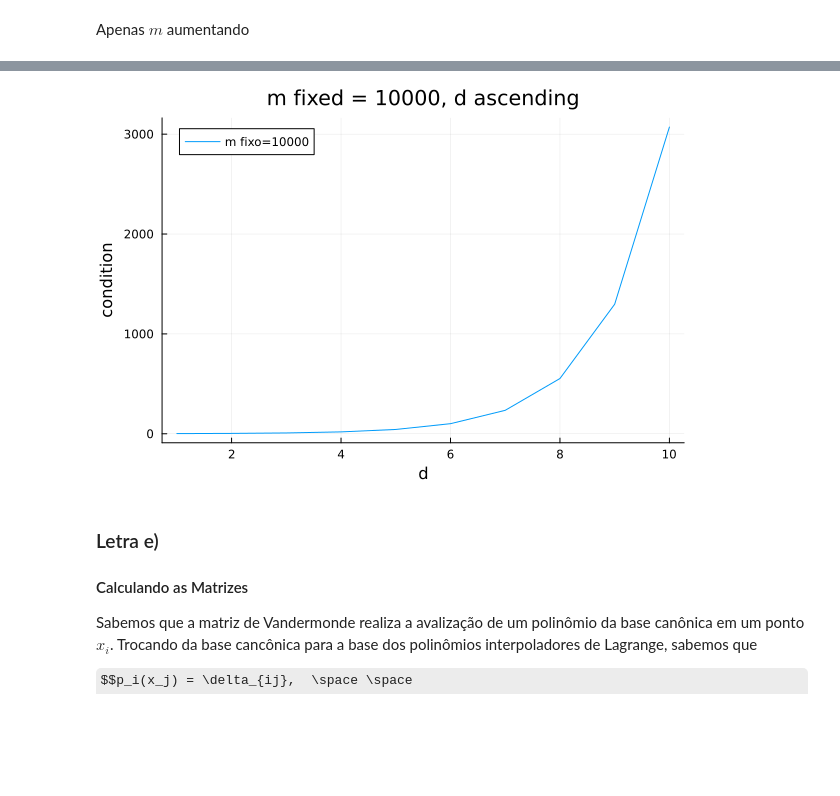
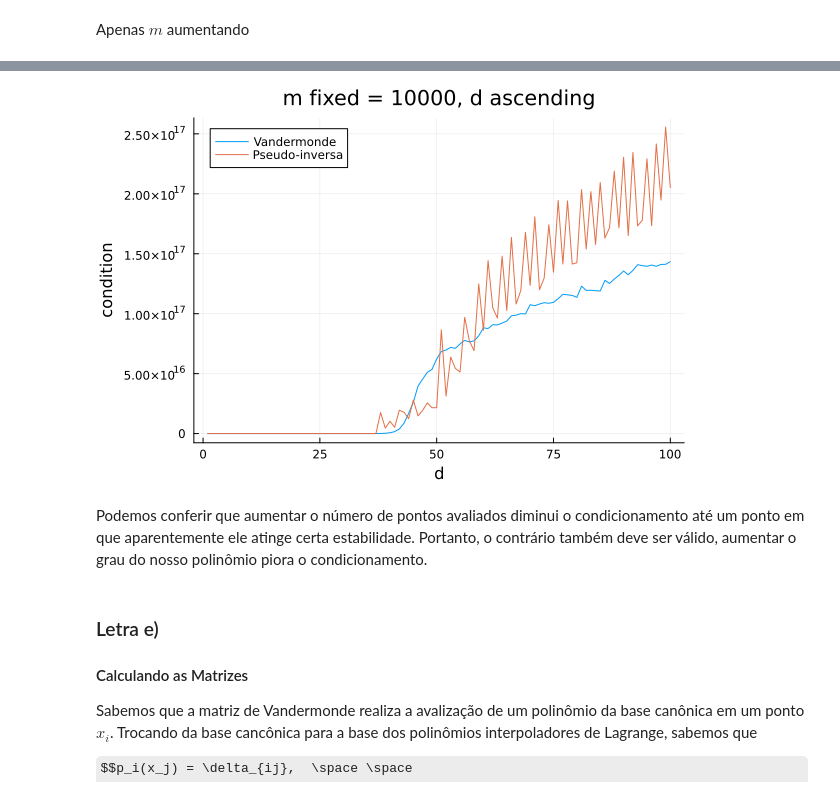
Before and after one commit to davi-dressler/polinomios_interpoladores, a Jupyter notebook: polinomios_interpoladores.ipynb, the cells around one changed output, grey strips where cells are left out. Cells and saved outputs as stored; diff of their text form; code cells hidden in the pictures; some formulas as TeX source; blank space fills up the shorter version.

```diff
--- a/polinomios_interpoladores.ipynb
+++ b/polinomios_interpoladores.ipynb
@@ -63,9 +66,13 @@ function createVandermonde(vetor, d)
     return Vandermonde
 end
 
-function evaluate_condition(m, d)
+function evalConditionVandermonde(m, d; inversa= false)
     vetor = LinRange(-1,1,m)
     V = createVandermonde(vetor, d)
-    return cond(V)
+    if inversa
+        return(cond(pinv(V)))
+    else
+        return cond(V)
+    end
 end
 # %% [output]
@@ -73,23 +80,33 @@ evaluate_condition (generic function with 1 method)
 # %%
-function plot_condition_evaluated(m, d, variate_m = true, variate_d = false, log_scale= false)
+function plot_condition_evaluated(m, d; variate_m = true, variate_d = false, logscale= false)
     if variate_m && !variate_d
-        x = (d+1):m
-        y = [evaluate_condition(i, d) for i in x]
+        x = (d+1):100:m
+        y = [evalConditionVandermonde(i, d) for i in x]
+        y_ = [evalConditionVandermonde(i, d, inversa= true) for i in x]
 
-        if log_scale
-            display(plot(x, y, xlabel= "m", ylabel= "condition", title= "d fixed = $d, m ascending", yscale= :log10))
+        if logscale
+            p = plot(x, y, label= "Vandermonde", xlabel= "m", ylabel= "condition", title= "d fixed = $d, m ascending", yscale= :log10)
+            plot!(p, x, y_, label= "Pseudo-inversa")
+            display(p)
         else
-            display(plot(x, y, xlabel= "m", ylabel= "condition", title= "d fixed = $d, m ascending"))
+            p = plot(x, y, label= "Vandermonde", xlabel= "m", ylabel= "condition", title= "d fixed = $d, m ascending")
+            plot!(p, x, y_, label= "Pseudo-inversa")
+            display(p)
         end
 
     elseif !variate_m && variate_d
         x = 1:d
-        y = [evaluate_condition(m, j) for j in x]
+        y = [evalConditionVandermonde(m, j) for j in x]
+        y_ = [evalConditionVandermonde(m, j, inversa= true) for j in x]
 
-        if log_scale
-            display(plot(x, y, label="m fixo=$m", xlabel= "d", ylabel= "condition", title= "m fixed = $m, d ascending", yscale= :log10))
+        if logscale
+            p = plot(x, y, label="Vandermonde", xlabel= "d", ylabel= "condition", title= "m fixed = $m, d ascending", yscale= :log10)
+            plot!(p, x, y_, label= "Pseudo-inversa")
+            display(p)
         else
-            display(plot(x, y, label="m fixo=$m", xlabel= "d", ylabel= "condition", title= "m fixed = $m, d ascending"))
+            p = plot(x, y, label= "Vandermonde", xlabel= "d", ylabel= "condition", title= "m fixed = $m, d ascending")
+            plot!(p, x, y_, label= "Pseudo-inversa")
+            display(p)
         end
     end
 end
@@ -108,7 +129,9 @@ plot_condition_evaluated(10000, 10, true, false)
 # %%
-plot_condition_evaluated(10000, 10, false, true)
+plot_condition_evaluated(10000, 100, variate_m= false, variate_d= true)
 # %% [output]
-[figure, old version]
+[figure, new version]
+# %% [markdown]
+Podemos conferir que aumentar o número de pontos avaliados diminui o condicionamento até um ponto em que aparentemente ele atinge certa estabilidade. Portanto, o contrário também deve ser válido, aumentar o grau do nosso polinômio piora o condicionamento.
 # %% [markdown]
 ### Letra e)
 
```
Also changed, not shown: parts of 32 cells of this notebook.
